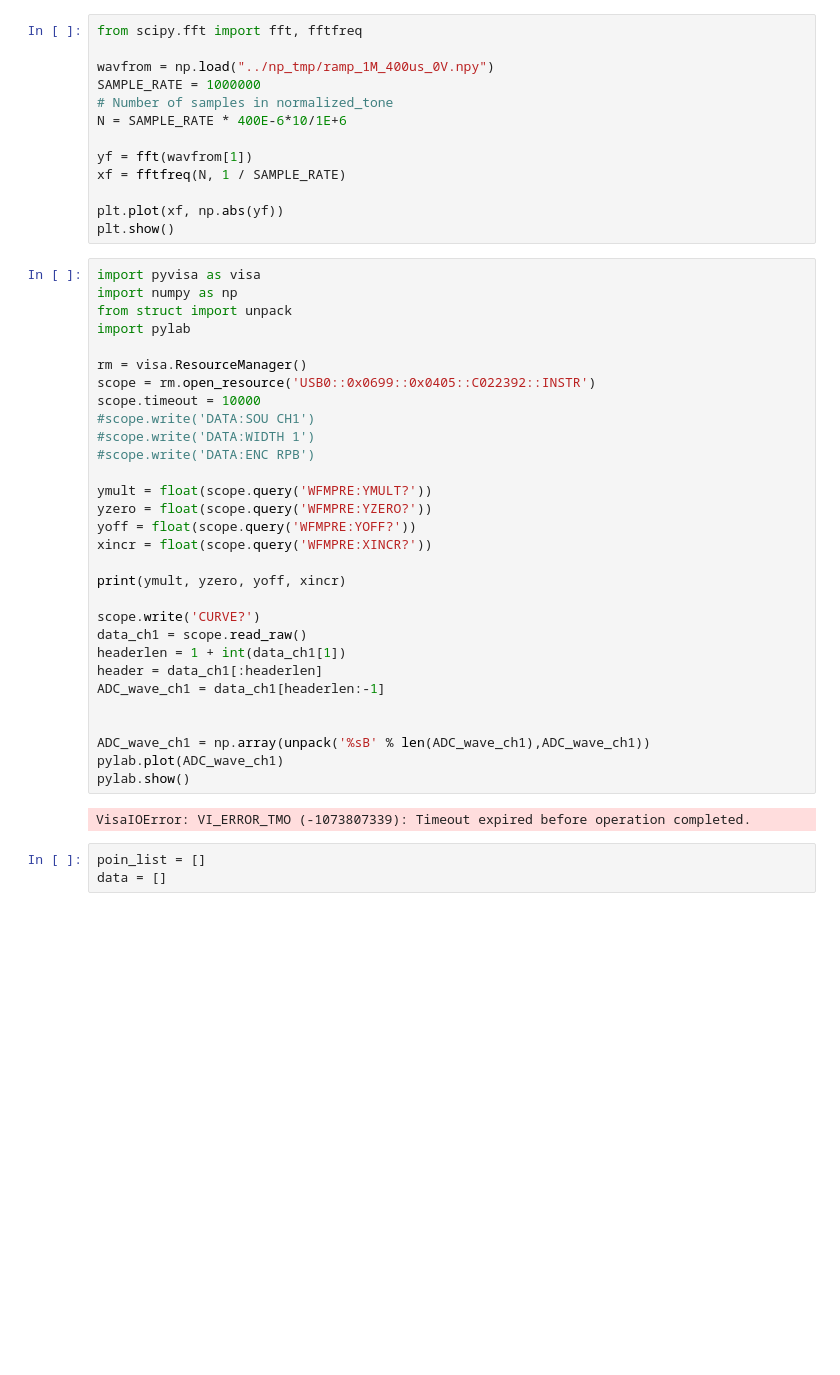
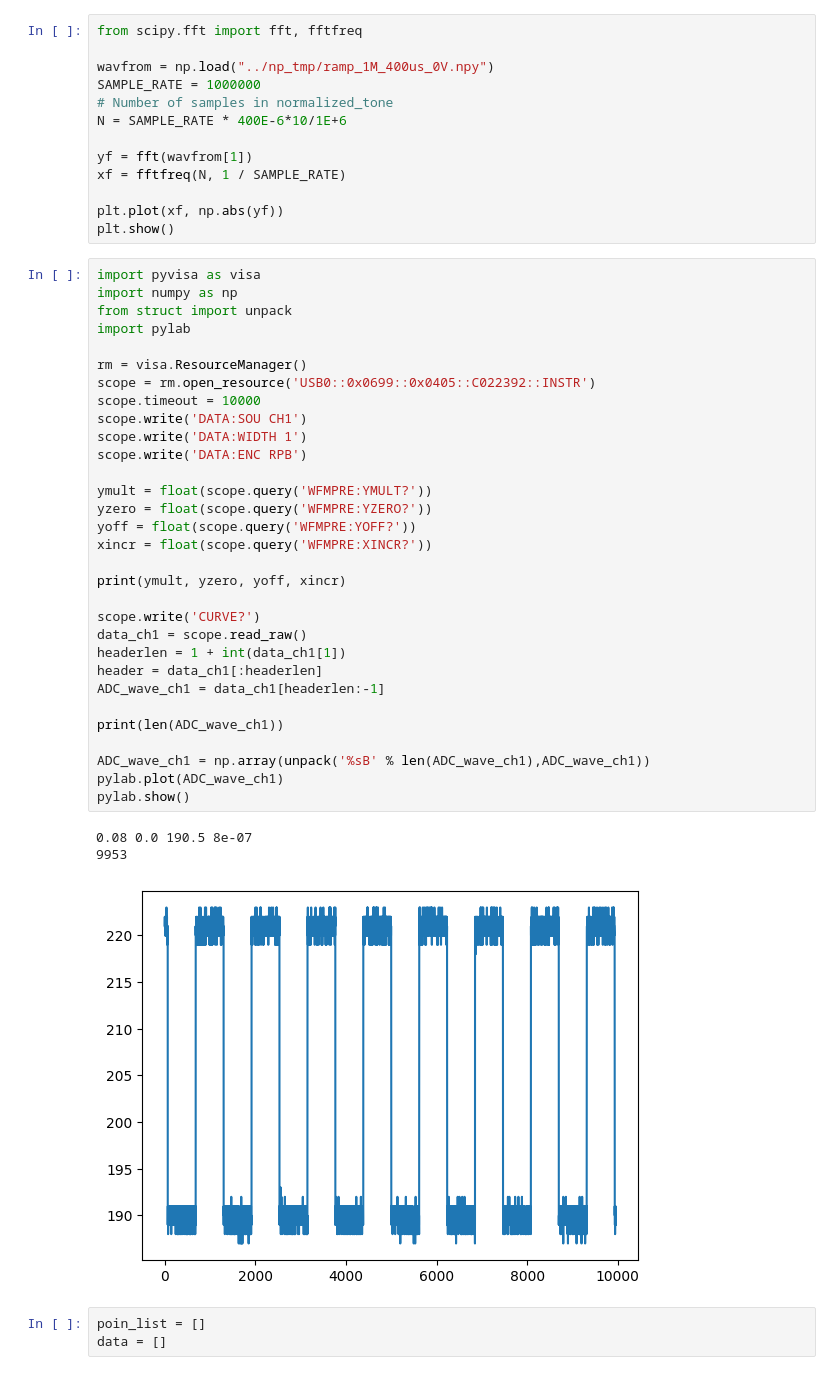
Before and after one commit to 106368030chentairong/SIV-POWER, a Jupyter notebook: test_lib/get_rawdata.ipynb, the cells around one changed output. Cells and saved outputs as stored; diff of their text form; blank space fills up the shorter version.

```diff
--- a/test_lib/get_rawdata.ipynb
+++ b/test_lib/get_rawdata.ipynb
@@ -267,35 +269,38 @@ plt.show()
 # %%
 import pyvisa as visa
 import numpy as np
 from struct import unpack
 import pylab
 
 rm = visa.ResourceManager()
 scope = rm.open_resource('USB0::0x0699::0x0405::C022392::INSTR')
 scope.timeout = 10000
-#scope.write('DATA:SOU CH1')
-#scope.write('DATA:WIDTH 1')
-#scope.write('DATA:ENC RPB')
+scope.write('DATA:SOU CH1')
+scope.write('DATA:WIDTH 1')
+scope.write('DATA:ENC RPB')
 
 ymult = float(scope.query('WFMPRE:YMULT?'))
 yzero = float(scope.query('WFMPRE:YZERO?'))
 yoff = float(scope.query('WFMPRE:YOFF?'))
 xincr = float(scope.query('WFMPRE:XINCR?'))
 
 print(ymult, yzero, yoff, xincr)
 
 scope.write('CURVE?')
 data_ch1 = scope.read_raw()
 headerlen = 1 + int(data_ch1[1])
 header = data_ch1[:headerlen]
 ADC_wave_ch1 = data_ch1[headerlen:-1]
 
+print(len(ADC_wave_ch1))
 
 ADC_wave_ch1 = np.array(unpack('%sB' % len(ADC_wave_ch1),ADC_wave_ch1))
 pylab.plot(ADC_wave_ch1)
 pylab.show()
 # %% [output]
-VisaIOError: VI_ERROR_TMO (-1073807339): Timeout expired before operation completed.
+0.08 0.0 190.5 8e-07
+9953
+[figure, added]
 # %%
 poin_list = []
 data = []
```
Also changed, not shown: parts of 5 cells of this notebook, 6 other files.
